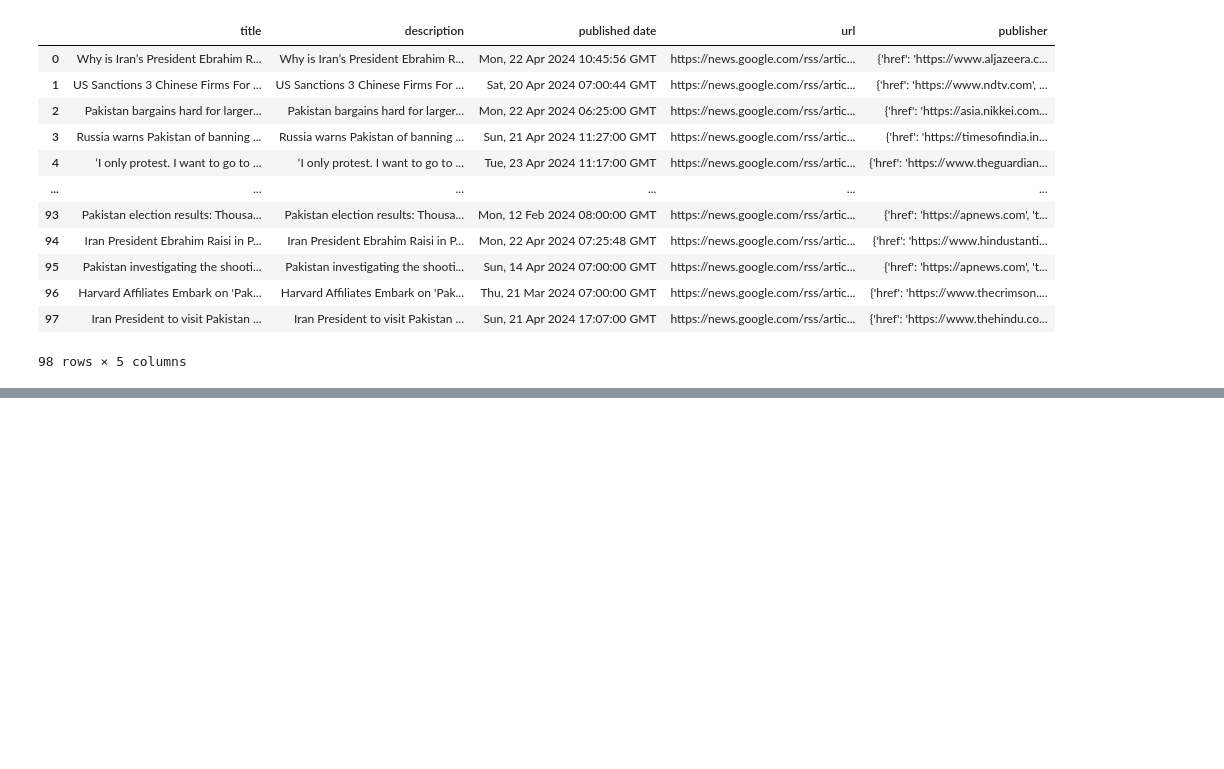
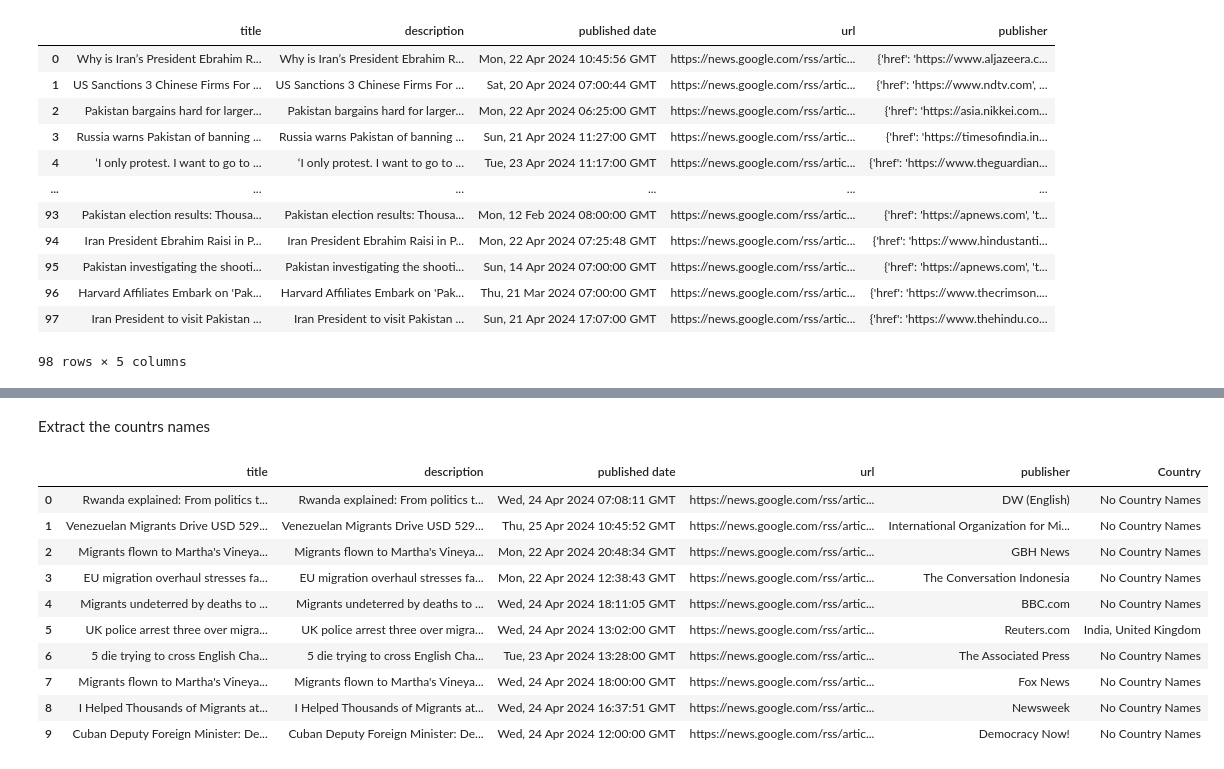
Before and after one commit to Otomisin/c-practise, a Jupyter notebook: WebScraping/freeCodeCamp.ipynb, the cells around one changed output, grey strips where cells are left out. Saved outputs shown, nothing was run; the diff lists cells and outputs as text; code cells hidden in the pictures; blank space fills up the shorter version.

```diff
--- a/WebScraping/freeCodeCamp.ipynb
+++ b/WebScraping/freeCodeCamp.ipynb
@@ -1257,0 +1296,73 @@ df
+# %% [markdown]
+Extract the countrs names
+# %%
+import pandas as pd
+import re
+import json
+
+# Load country data from a JSON file
+with open('countries.json', 'r') as file:
+    country_data = json.load(file)
+
+# Create a comprehensive regex pattern for each country
+country_patterns = {}
+for country in country_data:
+    # Combine all possible names and abbreviations into one regex pattern
+    variants = [country['name']] + country['abbreviations'] + country['alternatives']
+    pattern = r'\b(' + '|'.join(re.escape(name) for name in variants if name) + r')\b'
+    country_patterns[country['name']] = re.compile(pattern, re.IGNORECASE)
+
+# Load country data from the uploaded JSON file
+with open('/mnt/data/country_data.json', 'r', encoding='utf-8') as file:
+    country_data = json.load(file)
+
+# Generate a regex pattern for each country using preferred names and regex from the data
+country_patterns = {}
+for country in country_data:
+    preferred_name = country["#country+name+preferred"]
+    regex = country["#country+regex"]
+    # Use the regex if it's not empty; otherwise, escape the preferred name and use it as regex
+    pattern = re.escape(preferred_name) if not regex else regex
+    country_patterns[preferred_name] = re.compile(pattern, re.IGNORECASE)
+
+# # Sample DataFrame creation
+# data = {
+#     "title": [
+#         "Hope Hostel in Rwanda says it's ready for first guests",
+#         "Venezuelan Migrants Drive $529.1M Boost to Colombia",
+#         "I Helped Thousands of Migrants at the U.S. Border"
+#     ],
+#     "description": [
+#         "Hope Hostel in Rwanda says it's ready for first guests",
+#         "Economic boost as Venezuelan migrants help Colombian growth",
+#         "Experiences of a volunteer helping migrants at the border of the U.S. and Mexico"
+#     ]
+# }
+df_test = pd.DataFrame(df)
+
+# Function to extract country names or return "No Country Names"
+def extract_countries(text):
+    countries = set()
+    for country, pattern in country_patterns.items():
+        if pattern.search(text):
+            countries.add(country)
+    return ', '.join(countries) if countries else 'No Country Names'
+
+# Apply the function to 'title' and 'description' columns and handle duplicates
+df_test['Country'] = df_test.apply(lambda row: extract_countries(row['title']) + ', ' + extract_countries(row['description']), axis=1)
+df_test['Country'] = df_test['Country'].apply(lambda x: ', '.join(set(x.split(', '))))  # Remove duplicates
+
+# Display the DataFrame
+df_test
+# %% [output]
+|  | title | description | published date | url | publisher | Country |
+| 0 | Rwanda explained: From politics t... | Rwanda explained: From politics t... | Wed, 24 Apr 2024 07:08:11 GMT | https://news.google.com/rss/artic... | DW (English) | No Country Names |
+| 1 | Venezuelan Migrants Drive USD 529... | Venezuelan Migrants Drive USD 529... | Thu, 25 Apr 2024 10:45:52 GMT | https://news.google.com/rss/artic... | International Organization for Mi... | No Country Names |
+| 2 | Migrants flown to Martha's Vineya... | Migrants flown to Martha's Vineya... | Mon, 22 Apr 2024 20:48:34 GMT | https://news.google.com/rss/artic... | GBH News | No Country Names |
+| 3 | EU migration overhaul stresses fa... | EU migration overhaul stresses fa... | Mon, 22 Apr 2024 12:38:43 GMT | https://news.google.com/rss/artic... | The Conversation Indonesia | No Country Names |
+| 4 | Migrants undeterred by deaths to ... | Migrants undeterred by deaths to ... | Wed, 24 Apr 2024 18:11:05 GMT | https://news.google.com/rss/artic... | BBC.com | No Country Names |
+| 5 | UK police arrest three over migra... | UK police arrest three over migra... | Wed, 24 Apr 2024 13:02:00 GMT | https://news.google.com/rss/artic... | Reuters.com | India, United Kingdom |
+| 6 | 5 die trying to cross English Cha... | 5 die trying to cross English Cha... | Tue, 23 Apr 2024 13:28:00 GMT | https://news.google.com/rss/artic... | The Associated Press | No Country Names |
+| 7 | Migrants flown to Martha's Vineya... | Migrants flown to Martha's Vineya... | Wed, 24 Apr 2024 18:00:00 GMT | https://news.google.com/rss/artic... | Fox News | No Country Names |
+| 8 | I Helped Thousands of Migrants at... | I Helped Thousands of Migrants at... | Wed, 24 Apr 2024 16:37:51 GMT | https://news.google.com/rss/artic... | Newsweek | No Country Names |
+| 9 | Cuban Deputy Foreign Minister: De... | Cuban Deputy Foreign Minister: De... | Wed, 24 Apr 2024 12:00:00 GMT | https://news.google.com/rss/artic... | Democracy Now! | No Country Names |
```
Also changed, not shown: parts of 8 cells of this notebook, 3 other files.
